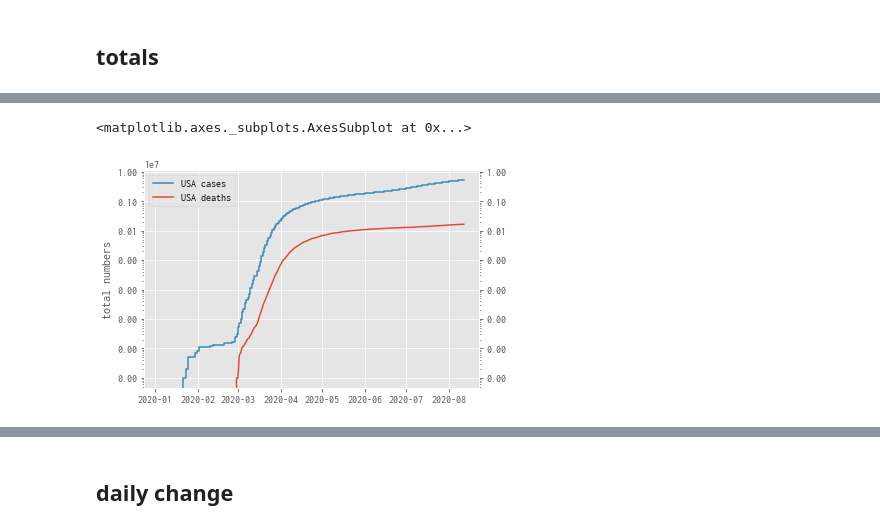
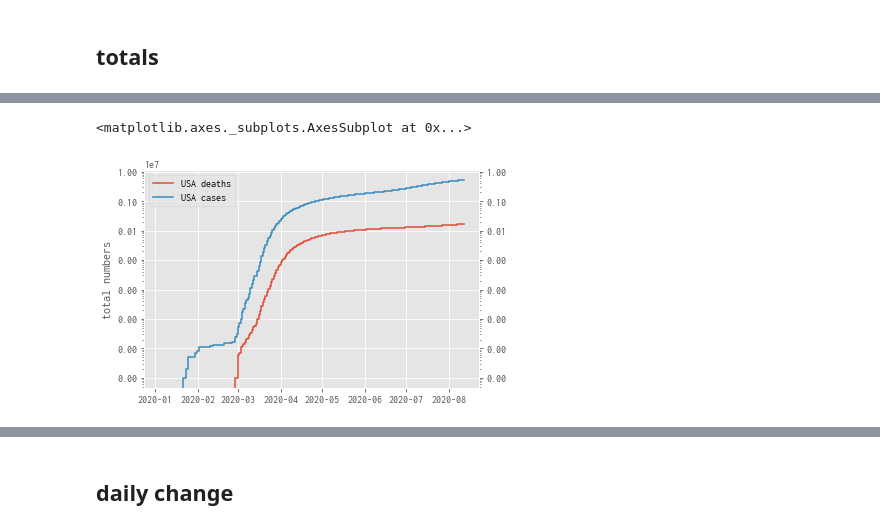
Before and after one commit to oscovida/oscovida, a Jupyter notebook: refactoring_tests.ipynb, the cells around one changed output, grey strips where cells are left out. Cells and saved outputs as stored; diff of their text form; code cells hidden in the pictures.

```diff
--- a/refactoring_tests.ipynb
+++ b/refactoring_tests.ipynb
@@ -129,5 +135,6 @@ data = region.data
 # %%
-plots.plot_totals(region)
+plots.plot_totals(region, colname='deaths')
+plots.plot_totals(region, colname='confirmed')
 # %% [output]
 <matplotlib.axes._subplots.AxesSubplot at 0x...>
-[figure, old version]
+[figure, new version]
```
Also changed, not shown: parts of 7 cells of this notebook.
